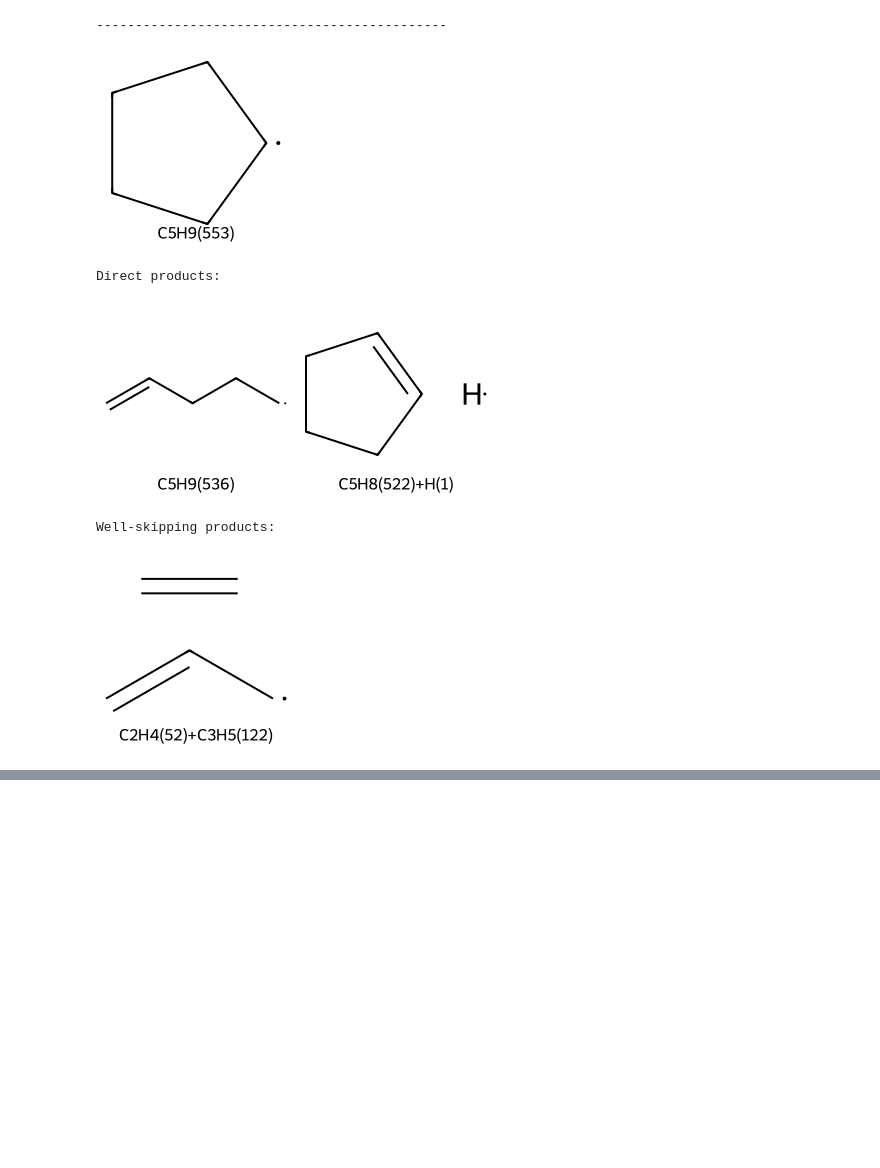
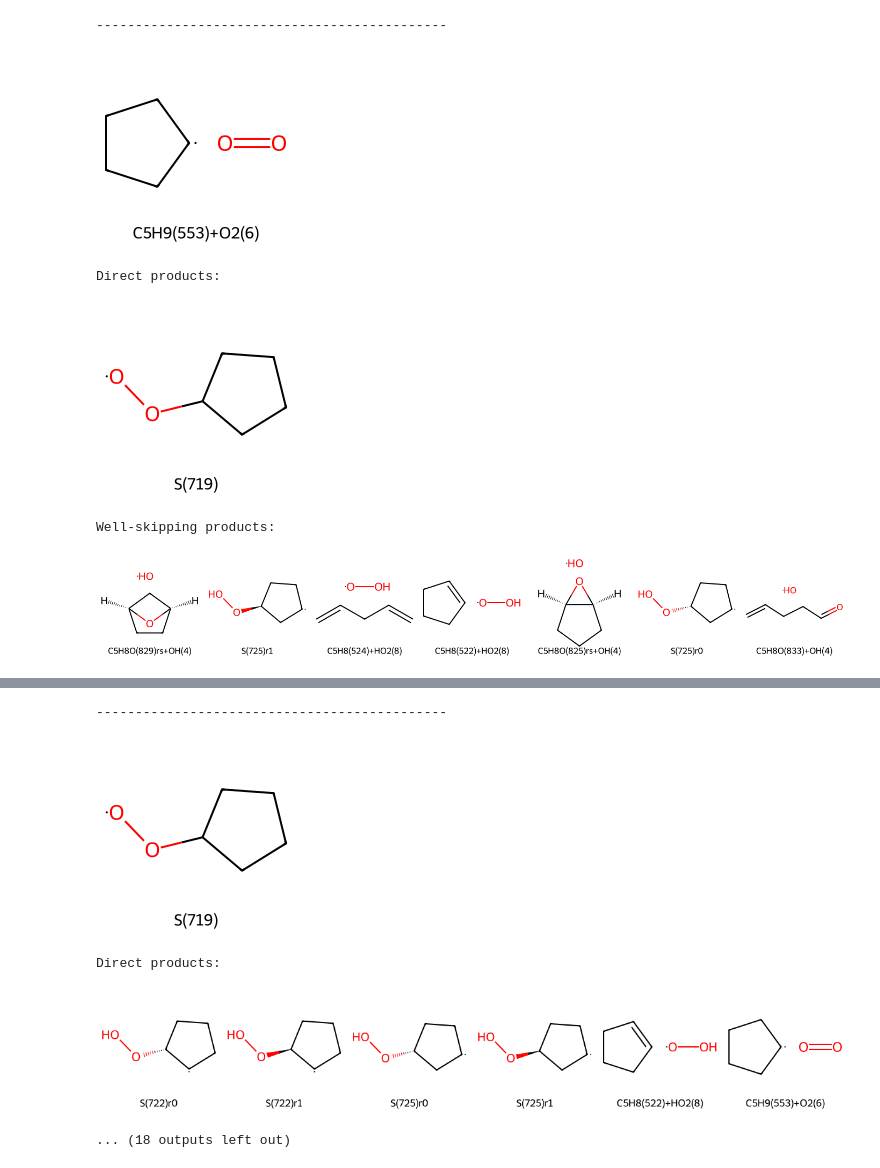
Before and after one commit to avcopan/project-cyclopentane, a Jupyter notebook: notebooks/branch_frac copy.ipynb, the cells around one changed output, grey strips where cells are left out. Drawn from its saved outputs; the diff is of its cells as text; code cells hidden in the pictures; blank space fills up the shorter version.

Commit message:
Finalizes Figures 1-3, Figure 4 is WIP

```diff
--- a/notebooks/branch_frac copy.ipynb
+++ b/notebooks/branch_frac copy.ipynb
@@ -5,45 +5,51 @@ import automech as am
 import polars as pl
 from project_utilities import p_
 
-T_range = (300, 1200)
+T_range = (500, 1200)
 open_browser = False
 tag = "Z_mess_v0"
 root_path = Path("..")
 
 stoich = "C5H7"
 reactants_list = [["C5H7(500)"], ["C5H7(504)"]]
-# stoich = "C5H7O2"
-# reactants_list = [["S(602)"], ["S(1206)r0"], ["S(1210)r0"], ["S(1209)r0"]]
+stoich = "C5H7O2"
+reactants_list = [["S(602)"], ["S(1206)r0"], ["S(1210)r0"], ["S(1209)r0"]]
 stoich = "C5H9"
 reactants_list = [["C5H9(553)"]]
-# stoich = "C5H9O"
-# reactants_list = [["C5H8(522)", "OH(4)"], ["C5H9O(852)r0"]]
-# stoich = "C5H9O2"
-# reactants_list = [["S(719)"], ["S(722)r0"], ["S(725)r0"], ["C5H8(522)", "HO2(8)"]]
+stoich = "C5H9O"
+reactants_list = [["C5H8(522)", "OH(4)"], ["C5H9O(852)r0"]]
+stoich = "C5H9O2"
+reactants_list = [["C5H9(553)", "O2(6)"], ["S(719)"], ["S(722)r0"], ["S(725)r0"]]
+# reactants_list = [["C5H8(522)", "HO2(8)"]]
 # stoich = "C5H11O"
 # reactants_list = [["CPT(563)", "OH(4)"]]
 # stoich = "C5H11O2"
 # reactants_list = [["CPT(563)", "HO2(8)"]]
 
 calc_mech_json = p_.calculated_pes_mechanism(
     tag, stoich, "json", path=p_.data(root_path)
 )
 calc_mech = am.io.read(calc_mech_json)
 
 if open_browser:
     disp_mech = calc_mech.model_copy(deep=True)
     disp_mech.reactions = disp_mech.reactions.filter(~pl.col("well_skipping"))
     am.display(disp_mech)
 
 am.display_branching_fractions(
-    calc_mech, T_range=T_range, P=1., reactants_list=reactants_list
+    calc_mech, T_range=T_range, P=10., reactants_list=reactants_list
 )
 # %% [output]
 ---------------------------------------------
-[figure, old version]
+[figure, new version]
 Direct products:
-[figure, old version]
+[figure, new version]
 Well-skipping products:
-[figure, old version]
+[figure, new version]
 [interactive output not drawn]
 [interactive output not drawn]
+---------------------------------------------
+[figure, added]
+Direct products:
+[figure, added]
+... (18 outputs left out)
```
Also changed, not shown: 6 other files.
